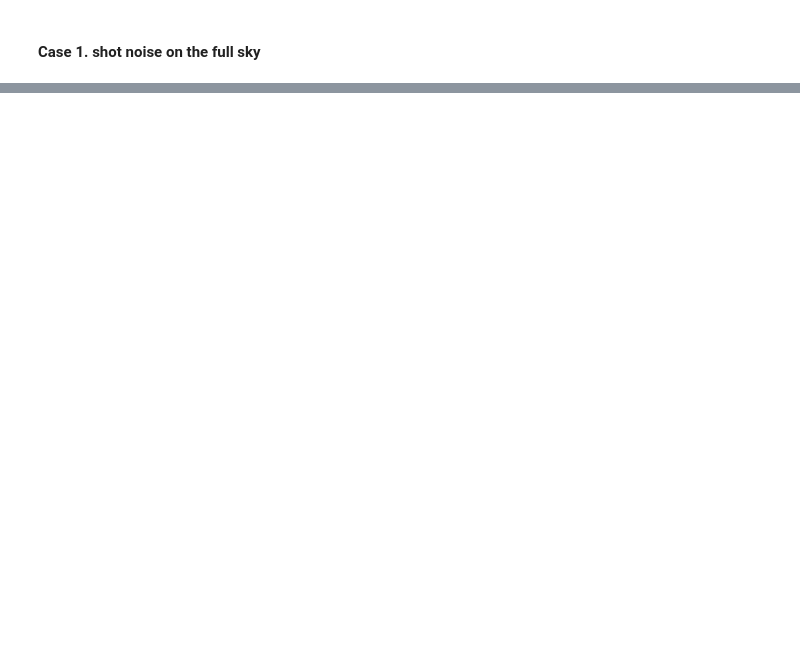
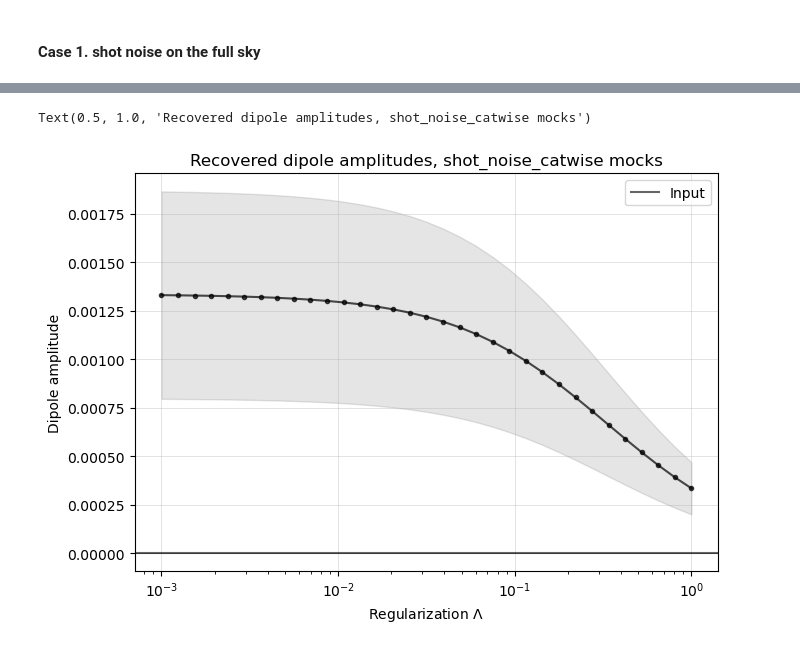
Before and after one commit to abbyw24/lss-dipoles, a Jupyter notebook: notebooks/2024-12-01_Cell_cases.ipynb, the cells around one changed output, grey strips where cells are left out. Saved outputs shown, nothing was run; the diff lists cells and outputs as text; code cells hidden in the pictures; blank space fills up the shorter version.

```diff
--- a/notebooks/2024-12-01_Cell_cases.ipynb
+++ b/notebooks/2024-12-01_Cell_cases.ipynb
@@ -86,0 +124,17 @@ ValueError: Invalid vmin or vmax
+# %%
+fig, ax = plt.subplots(figsize=(7,5), tight_layout=True)
+
+ax.plot(dipole_res['Lambdas'], dipole_res['mean_amp'], 'k.-', alpha=0.7)
+ax.fill_between(dipole_res['Lambdas'], dipole_res['mean_amp'] - dipole_res['std_amp'], dipole_res['mean_amp'] + dipole_res['std_amp'],
+                color='k', alpha=0.1)
+ax.axhline(dipole_res['input'], alpha=0.6, c='k', label='Input')
+ax.grid(alpha=0.5, lw=0.5)
+ax.semilogx()
+ax.axhline(0., c='k', lw=0.5, alpha=0.5)
+ax.set_xlabel(r'Regularization $\Lambda$')
+ax.set_ylabel(r'Dipole amplitude')
+ax.legend()
+ax.set_title(f'Recovered dipole amplitudes, {set_name} mocks')
+# %% [output]
+Text(0.5, 1.0, 'Recovered dipole amplitudes, shot_noise_catwise mocks')
+[figure, added]
```
Also changed, not shown: parts of 51 cells of this notebook.
